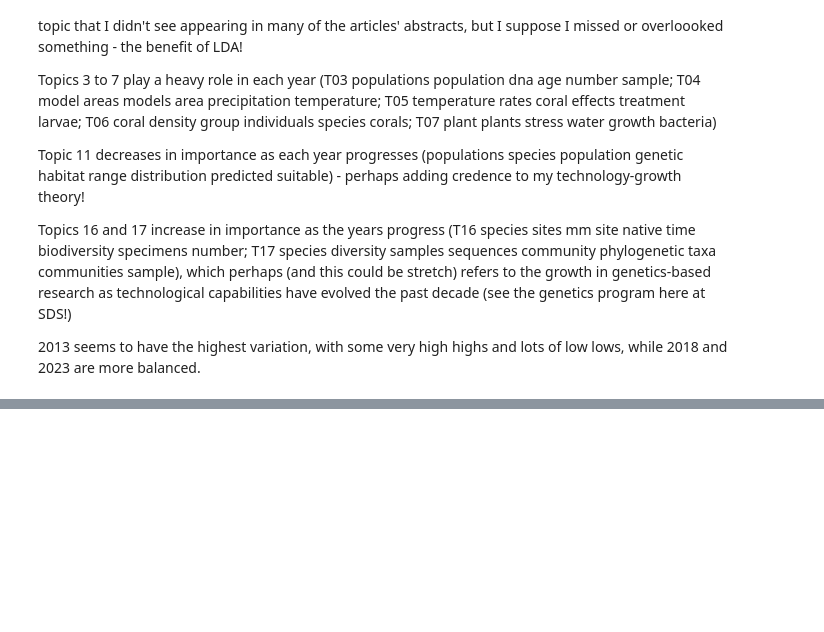
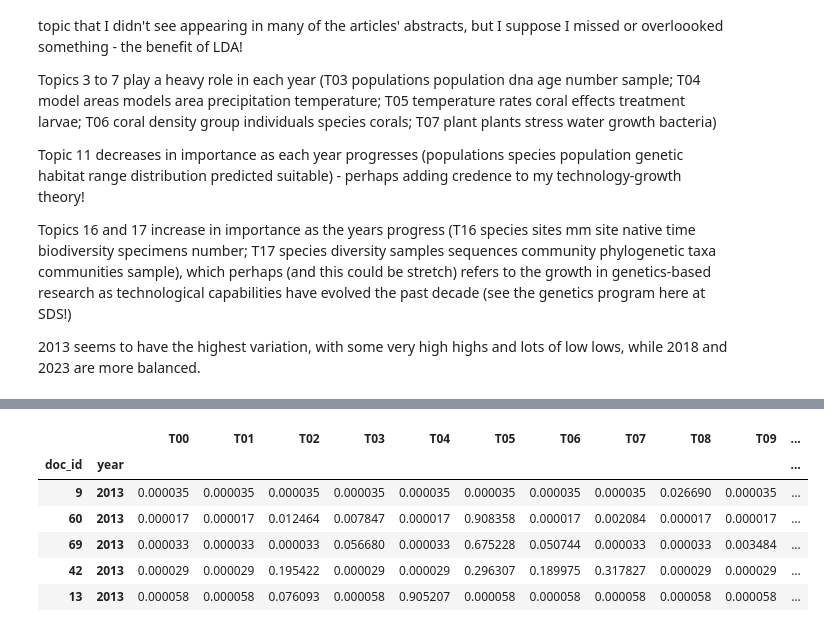
Before and after one commit to caroline-kranefuss/evolving_sentiment_climate, a Jupyter notebook: notebooks/LDA.ipynb, the cells around one changed output, grey strips where cells are left out. Saved outputs shown, nothing was run; the diff lists cells and outputs as text; code cells hidden in the pictures; blank space fills up the shorter version.

```diff
--- a/notebooks/LDA.ipynb
+++ b/notebooks/LDA.ipynb
@@ -342,0 +353,10 @@ Topics 16 and 17 increase in importance as the years progress (T16 species sites
+# %%
+THETA_YR.head()
+# %% [output]
+|  |  | T00 | T01 | T02 | T03 | T04 | T05 | T06 | T07 | T08 | T09 | ... |
+| doc_id | year |  |  |  |  |  |  |  |  |  |  | ... |
+| 9 | 2013 | 0.000035 | 0.000035 | 0.000035 | 0.000035 | 0.000035 | 0.000035 | 0.000035 | 0.000035 | 0.026690 | 0.000035 | ... |
+| 60 | 2013 | 0.000017 | 0.000017 | 0.012464 | 0.007847 | 0.000017 | 0.908358 | 0.000017 | 0.002084 | 0.000017 | 0.000017 | ... |
+| 69 | 2013 | 0.000033 | 0.000033 | 0.000033 | 0.056680 | 0.000033 | 0.675228 | 0.050744 | 0.000033 | 0.000033 | 0.003484 | ... |
+| 42 | 2013 | 0.000029 | 0.000029 | 0.195422 | 0.000029 | 0.000029 | 0.296307 | 0.189975 | 0.317827 | 0.000029 | 0.000029 | ... |
+| 13 | 2013 | 0.000058 | 0.000058 | 0.076093 | 0.000058 | 0.905207 | 0.000058 | 0.000058 | 0.000058 | 0.000058 | 0.000058 | ... |
```
Also changed, not shown: parts of 4 cells of this notebook, 2 other files.
